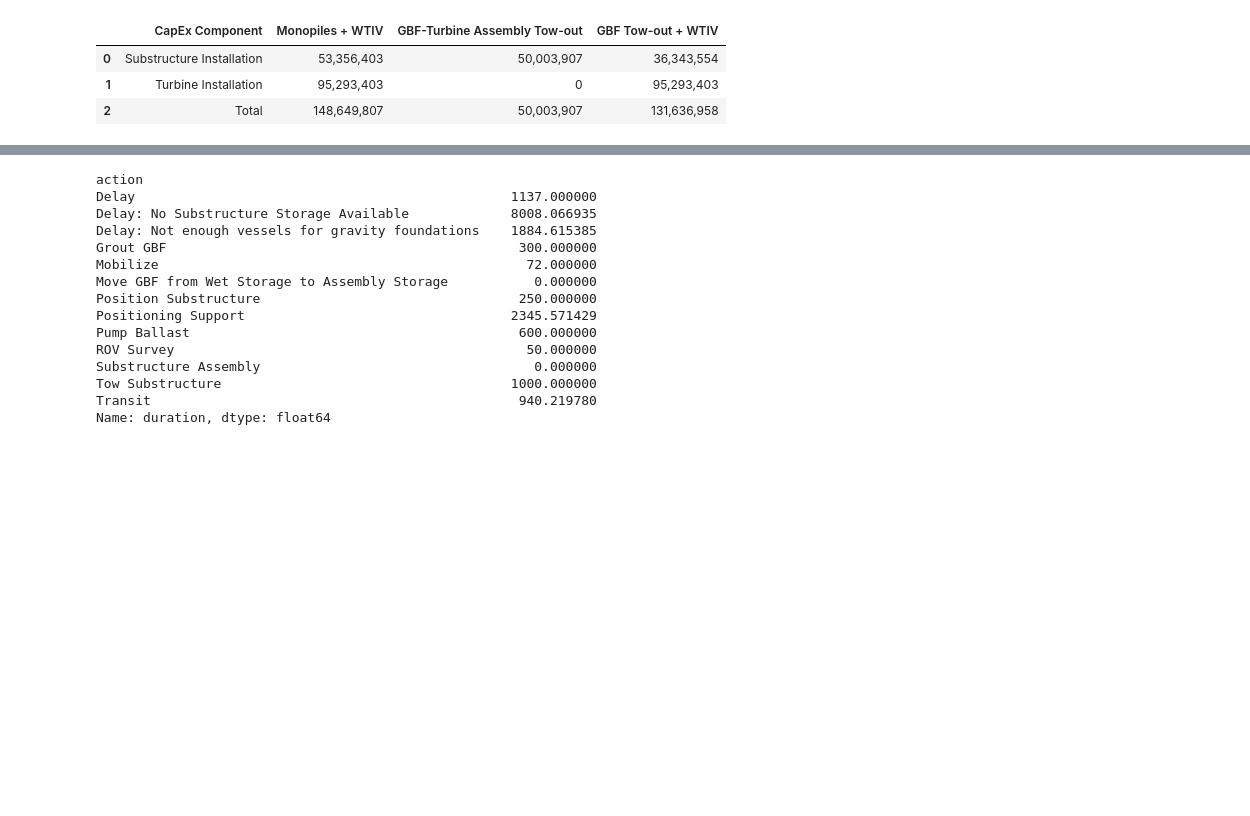
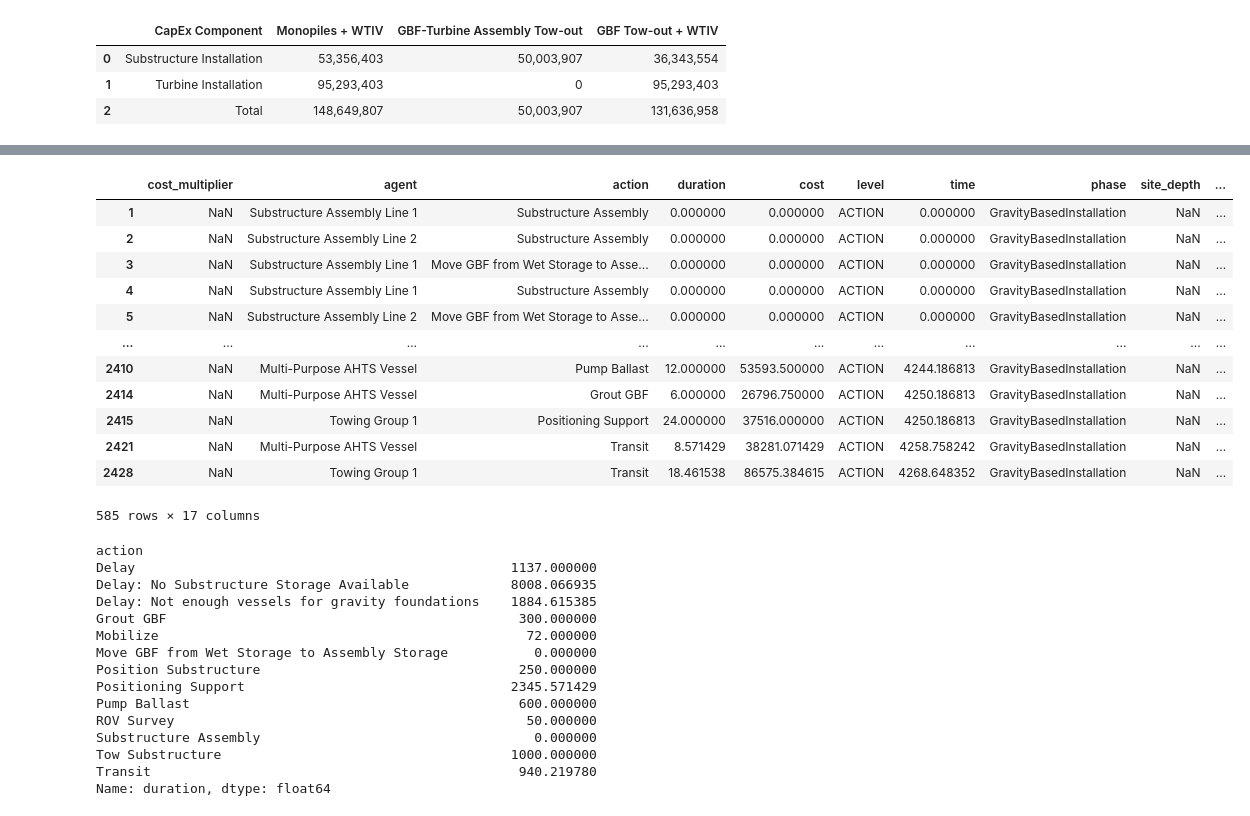
Before and after one commit to WISDEM/ORBIT, a Jupyter notebook: examples/Example - Using Monopile or GBF Intallation.ipynb, the cells around one changed output, grey strips where cells are left out. Saved outputs shown, nothing was run; the diff lists cells and outputs as text; code cells hidden in the pictures; blank space fills up the shorter version.

```diff
--- a/examples/Example - Using Monopile or GBF Intallation.ipynb
+++ b/examples/Example - Using Monopile or GBF Intallation.ipynb
@@ -351,24 +375,36 @@ Name: duration, dtype: float64
 # %%
 df = pd.DataFrame(project_gbf_with_wtiv.actions)
 project_gbf_with_wtiv_turbine_install = df.loc[df['phase']=="TurbineInstallation"]
 project_gbf_with_wtiv_turbine_install.to_csv("install_sequences/gbf_with_wtiv_case_turbine_install.csv")
 project_gbf_with_wtiv_gbf_install = df.loc[df['phase']=="GravityBasedInstallation"]
-project_gbf_with_wtiv_gbf_install.to_csv("install_sequences/gbf_with_wtiv_case_gbf_install.csv")
-
+display(project_gbf_with_wtiv_gbf_install)
 project_gbf_with_wtiv_gbf_install.groupby(["action"]).sum()['duration']
 # %% [output]
+|  | cost_multiplier | agent | action | duration | cost | level | time | phase | site_depth | ... |
+| 1 | NaN | Substructure Assembly Line 1 | Substructure Assembly | 0.000000 | 0.000000 | ACTION | 0.000000 | GravityBasedInstallation | NaN | ... |
+| 2 | NaN | Substructure Assembly Line 2 | Substructure Assembly | 0.000000 | 0.000000 | ACTION | 0.000000 | GravityBasedInstallation | NaN | ... |
+| 3 | NaN | Substructure Assembly Line 1 | Move GBF from Wet Storage to Asse... | 0.000000 | 0.000000 | ACTION | 0.000000 | GravityBasedInstallation | NaN | ... |
+| 4 | NaN | Substructure Assembly Line 1 | Substructure Assembly | 0.000000 | 0.000000 | ACTION | 0.000000 | GravityBasedInstallation | NaN | ... |
+| 5 | NaN | Substructure Assembly Line 2 | Move GBF from Wet Storage to Asse... | 0.000000 | 0.000000 | ACTION | 0.000000 | GravityBasedInstallation | NaN | ... |
+| ... | ... | ... | ... | ... | ... | ... | ... | ... | ... | ... |
+| 2410 | NaN | Multi-Purpose AHTS Vessel | Pump Ballast | 12.000000 | 53593.500000 | ACTION | 4244.186813 | GravityBasedInstallation | NaN | ... |
+| 2414 | NaN | Multi-Purpose AHTS Vessel | Grout GBF | 6.000000 | 26796.750000 | ACTION | 4250.186813 | GravityBasedInstallation | NaN | ... |
+| 2415 | NaN | Towing Group 1 | Positioning Support | 24.000000 | 37516.000000 | ACTION | 4250.186813 | GravityBasedInstallation | NaN | ... |
+| 2421 | NaN | Multi-Purpose AHTS Vessel | Transit | 8.571429 | 38281.071429 | ACTION | 4258.758242 | GravityBasedInstallation | NaN | ... |
+| 2428 | NaN | Towing Group 1 | Transit | 18.461538 | 86575.384615 | ACTION | 4268.648352 | GravityBasedInstallation | NaN | ... |
-action
-Delay                                                1137.000000
-Delay: No Substructure Storage Available             8008.066935
-Delay: Not enough vessels for gravity foundations    1884.615385
-Grout GBF                                             300.000000
-Mobilize                                               72.000000
-Move GBF from Wet Storage to Assembly Storage           0.000000
-Position Substructure                                 250.000000
-Positioning Support                                  2345.571429
-Pump Ballast                                          600.000000
-ROV Survey                                             50.000000
-Substructure Assembly                                   0.000000
-Tow Substructure                                     1000.000000
-Transit                                               940.219780
-Name: duration, dtype: float64
+585 rows × 17 columns
+action
+Delay                                                1137.000000
+Delay: No Substructure Storage Available             8008.066935
+Delay: Not enough vessels for gravity foundations    1884.615385
+Grout GBF                                             300.000000
+Mobilize                                               72.000000
+Move GBF from Wet Storage to Assembly Storage           0.000000
+Position Substructure                                 250.000000
+Positioning Support                                  2345.571429
+Pump Ballast                                          600.000000
+ROV Survey                                             50.000000
+Substructure Assembly                                   0.000000
+Tow Substructure                                     1000.000000
+Transit                                               940.219780
+Name: duration, dtype: float64
```
Also changed, not shown: parts of 5 cells of this notebook.
